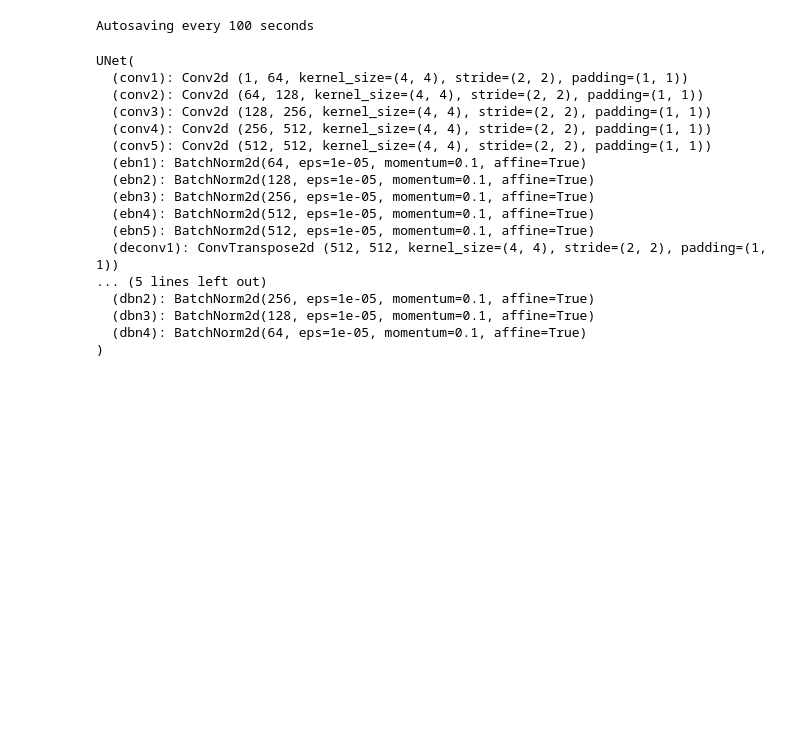
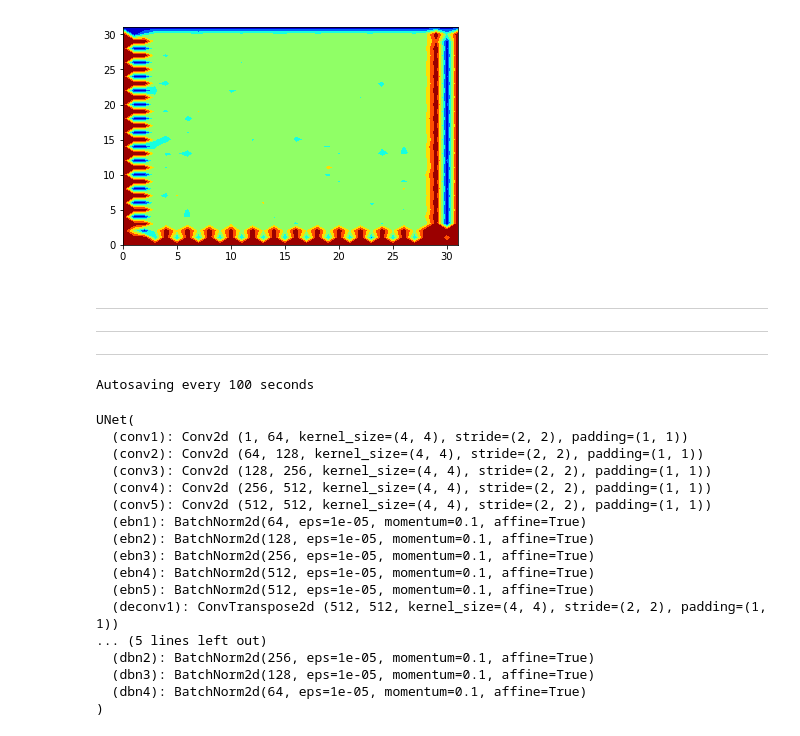
Before and after one commit to sharma409/physics_informed_heat_loss, a Jupyter notebook: physical_loss.ipynb, the cells around one changed output. Cells and saved outputs as stored; diff of their text form; code cells hidden in the pictures; blank space fills up the shorter version.

```diff
--- a/physical_loss.ipynb
+++ b/physical_loss.ipynb
@@ -0,0 +152,2 @@
+# %%
+net1 = UNet(dtype, image_size=32).type(dtype)
@@ -1,3 +207,24 @@
+# %%
+data = torch.zeros(batch_size,1,32,32)
+for sample in range(epoch_size):
+    data[:,:,:,0] = 100
+    data[:,:,0,:] = 0
+    data[:,:,:,-1] = 100
+    data[:,:,-1,:] = 0
+out = net1(Variable(data).type(dtype))
+
+plt.close()
+XX, YY = np.meshgrid(np.arange(0, 32), np.arange(0, 32))
+plt.contourf(XX, YY, out.cpu().data.numpy().squeeze(), colorinterpolation=50, vmin=0, vmax=100, cmap=plt.cm.jet)
+plt.show()
+# %% [output]
+[figure, added]
+# %% [markdown]
+---
+
+---
+
+---
 # %%
 import torch
 import torch.nn as nn
```
Also changed, not shown: parts of 13 cells of this notebook, 2 other files.
